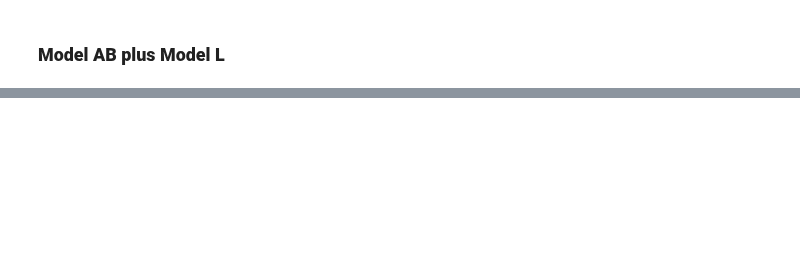
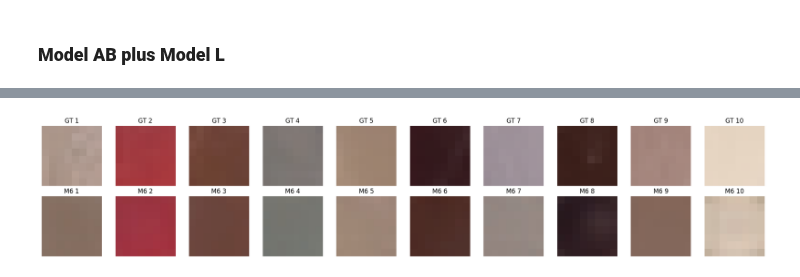
Before and after one commit to mgnarag/painting_restoration, a Jupyter notebook: color test.ipynb, the cells around one changed output, grey strips where cells are left out. Drawn from its saved outputs; the diff is of its cells as text; code cells hidden in the pictures; blank space fills up the shorter version.

```diff
--- a/color test.ipynb
+++ b/color test.ipynb
@@ -48,17 +48,6 @@ def rgb_lab_normalized(im):
     lab_array_normalized[..., 2] = (lab_array_normalized[..., 2] + 128) / 255.0
     lab_image_normalized = Image.fromarray((lab_array_normalized * 255).astype(np.uint8), mode='LAB')# Convert LAB array back to image
     return lab_image_normalized
-# %%
-Metric_scores = []
-
-groundtruth_folder_path = file_path+ "Testing/portion only/color test gt/"
-gt_files = sorted(os.listdir(groundtruth_folder_path))
-
-ground_truth = []
-for image_file in gt_files:
-    image_path = os.path.join(groundtruth_folder_path, image_file)
-    image = Image.open(image_path).convert('RGB')
-    ground_truth.append(image)
 # %% [markdown]
 ## Testing the model
 # %% [markdown]
@@ -345,0 +364,35 @@ reconstructed_L_AB.save(file_path + "Testing/portion only/color test out/"+"Meth
+# %%
+groundtruth_folder_path = file_path+ "Testing/portion only/color test gt/"
+gt_files = sorted(os.listdir(groundtruth_folder_path))
+
+out_methods_folder_path = file_path+ "Testing/portion only/color test out/"
+out_files = sorted(os.listdir(out_methods_folder_path))
+
+fig, axes = plt.subplots(nrows=2, ncols=10, figsize=(20, 4))
+
+for index in range(1,len(gt_files)+1):
+    gt_path = groundtruth_folder_path + str(index) + '_output.png'
+    out_path_1 = out_methods_folder_path + str('Method_6_') + str(index) + '_input.png'
+    #print(calculate_delta_e(gt_path, out_path_1))
+     # Load images
+    # Load images
+    gt_image = Image.open(gt_path)
+    out_image_1 = Image.open(out_path_1)
+
+    # Plot ground truth image
+    ax_gt = axes[0, index-1]
+    ax_gt.imshow(gt_image)
+    ax_gt.axis('off')
+    ax_gt.set_title(f'GT {index}')
+
+    # Plot output image
+    ax_out = axes[1, index-1]
+    ax_out.imshow(out_image_1)
+    ax_out.axis('off')
+    ax_out.set_title(f'M6 {index}')
+
+# Adjust layout
+plt.tight_layout()
+plt.show()
+# %% [output]
+[figure, added]
```
Also changed, not shown: parts of 7 cells of this notebook.
